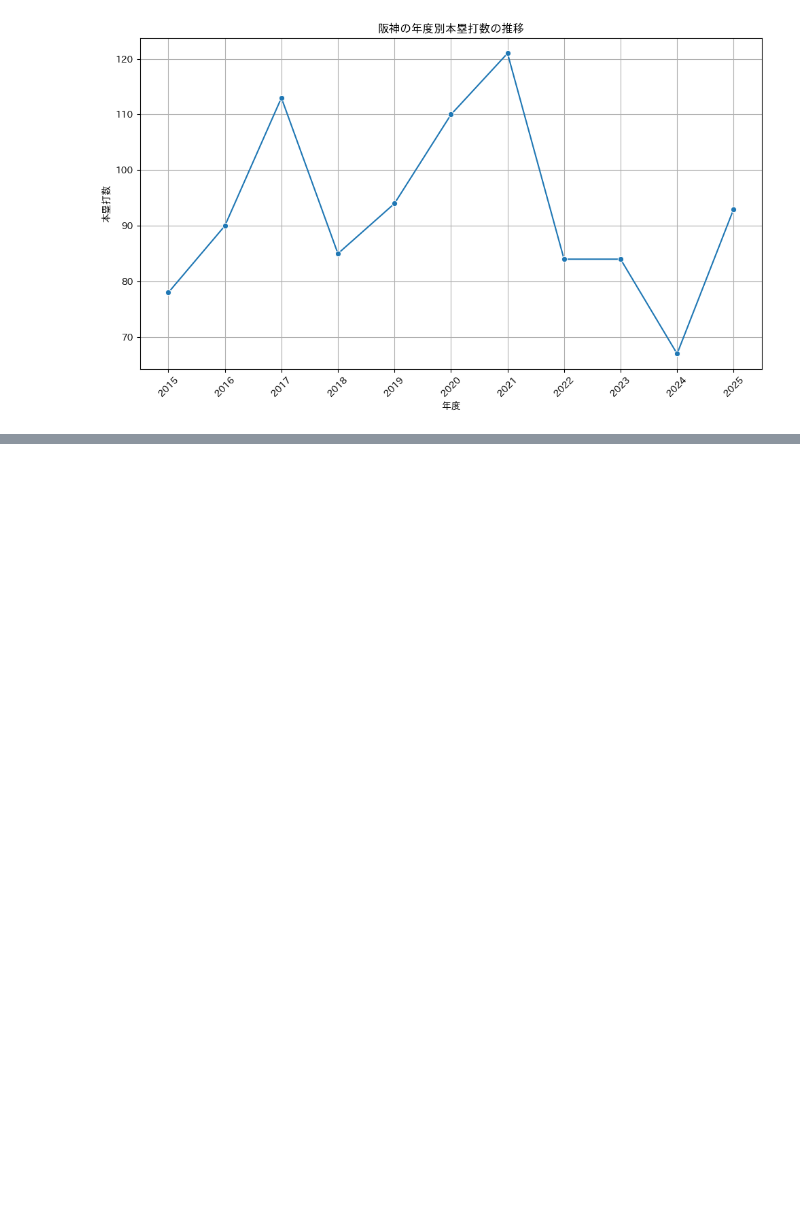
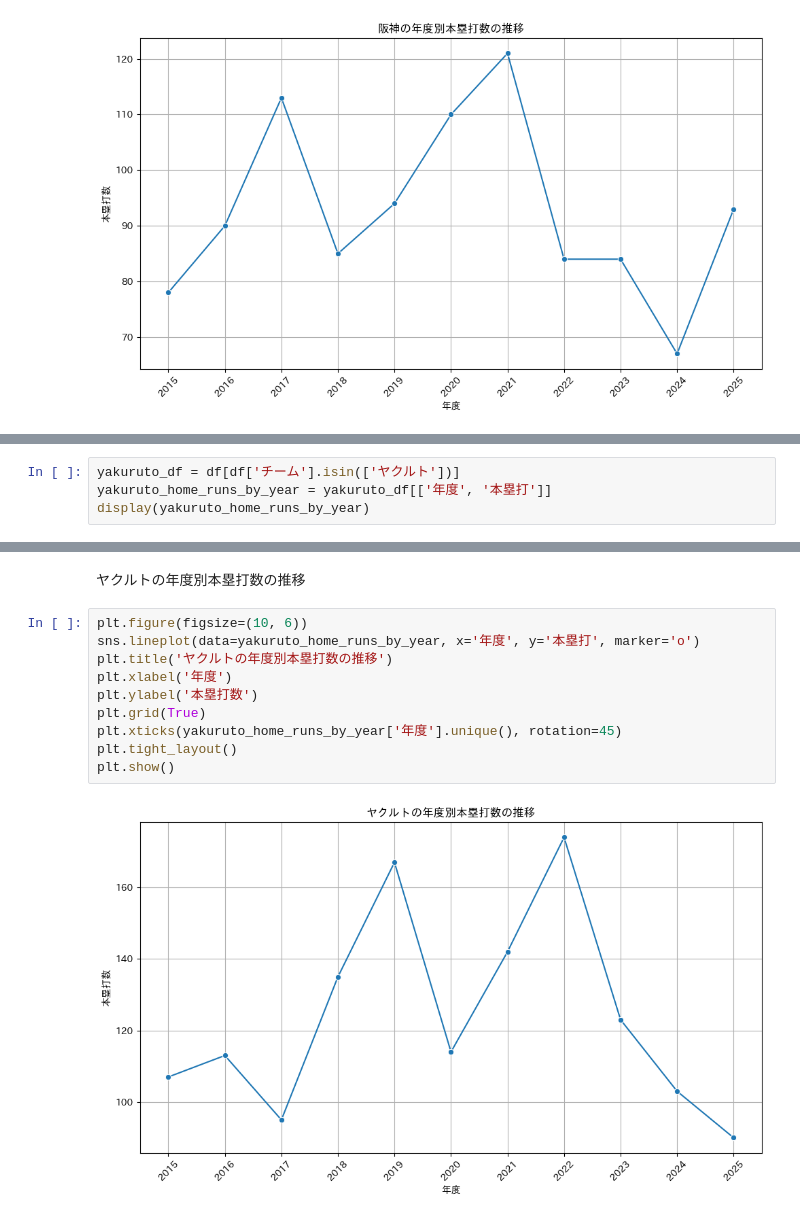
Before and after one commit to kousei6/NPB_Team_Batting_Stats_Analysis, a Jupyter notebook: NPB_Team_Batting_Stats_Analysis.ipynb, the cells around one changed output, grey strips where cells are left out. Drawn from its saved outputs; the diff is of its cells as text; blank space fills up the shorter version.

```diff
--- a/NPB_Team_Batting_Stats_Analysis.ipynb
+++ b/NPB_Team_Batting_Stats_Analysis.ipynb
@@ -191,0 +194,4 @@ plt.show()
+# %%
+yakuruto_df = df[df['チーム'].isin(['ヤクルト'])]
+yakuruto_home_runs_by_year = yakuruto_df[['年度', '本塁打']]
+display(yakuruto_home_runs_by_year)
@@ -191,0 +211,14 @@ plt.show()
+# %% [markdown]
+ヤクルトの年度別本塁打数の推移
+# %%
+plt.figure(figsize=(10, 6))
+sns.lineplot(data=yakuruto_home_runs_by_year, x='年度', y='本塁打', marker='o')
+plt.title('ヤクルトの年度別本塁打数の推移')
+plt.xlabel('年度')
+plt.ylabel('本塁打数')
+plt.grid(True)
+plt.xticks(yakuruto_home_runs_by_year['年度'].unique(), rotation=45)
+plt.tight_layout()
+plt.show()
+# %% [output]
+[figure, added]
```
Also changed, not shown: parts of 15 cells of this notebook.
